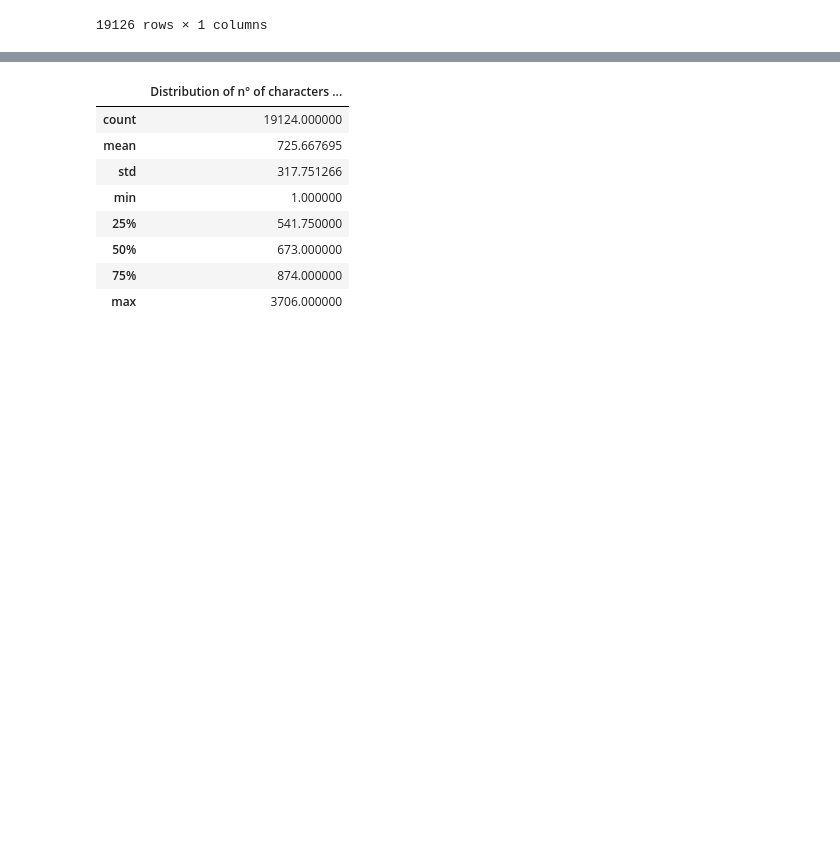
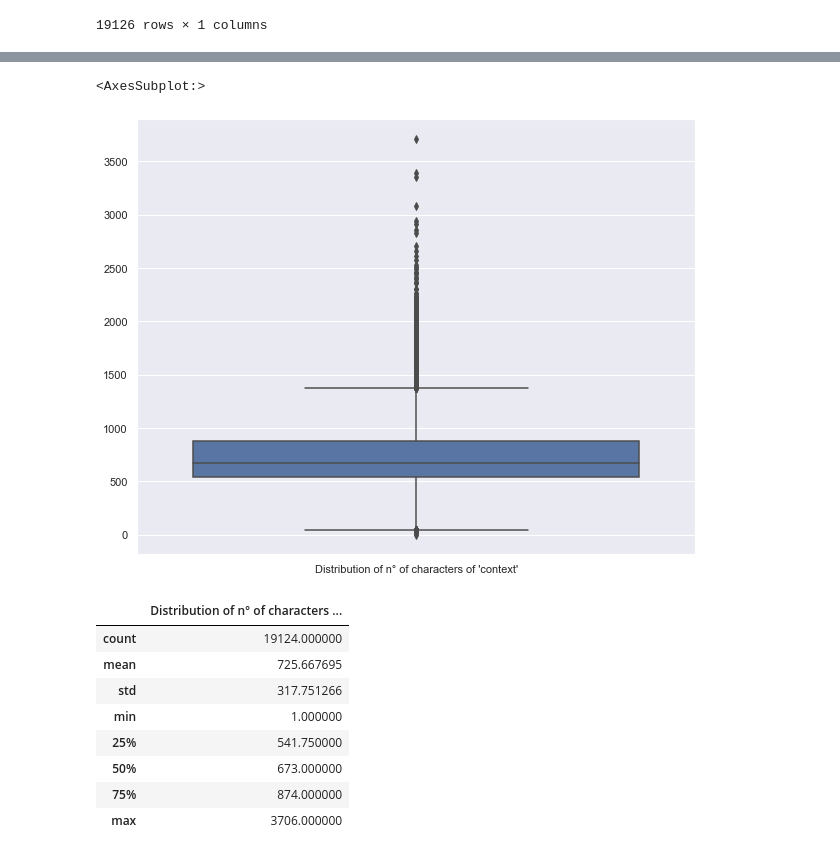
Before and after one commit to bascr/AIML-Capstone-Project-QA-AI, a Jupyter notebook: EDA/squad/EDA_SQUAD_Dataset.ipynb, the cells around one changed output, grey strips where cells are left out. Drawn from its saved outputs; the diff is of its cells as text; code cells hidden in the pictures; blank space fills up the shorter version.

```diff
--- a/EDA/squad/EDA_SQUAD_Dataset.ipynb
+++ b/EDA/squad/EDA_SQUAD_Dataset.ipynb
@@ -73,3 +73,8 @@ array([[<AxesSubplot:title={'center':"Distribution of n° of characters of 'cont
+# %%
+sns.boxplot(data=chars_per_ctx)
+# %% [output]
+<AxesSubplot:>
+[figure, added]
 # %%
 chars_per_ctx.describe()
 # %% [output]
```
Also changed, not shown: parts of 12 cells of this notebook.
